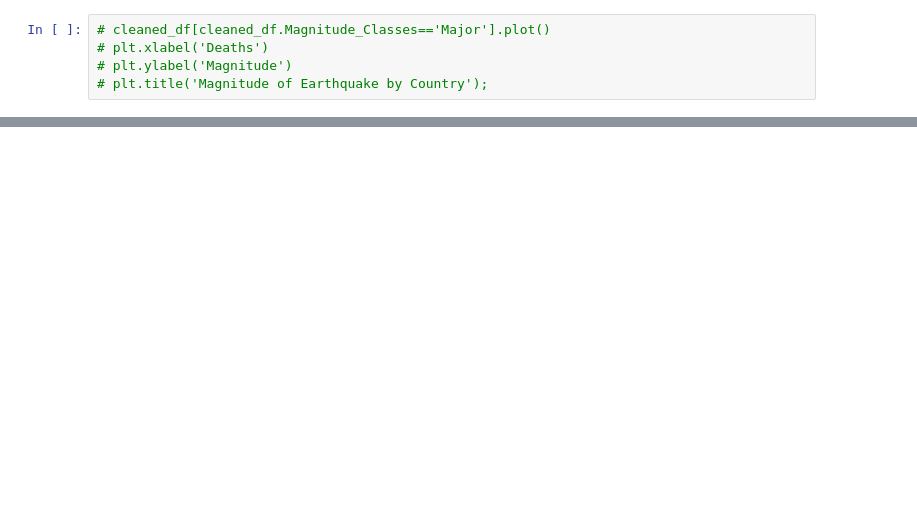
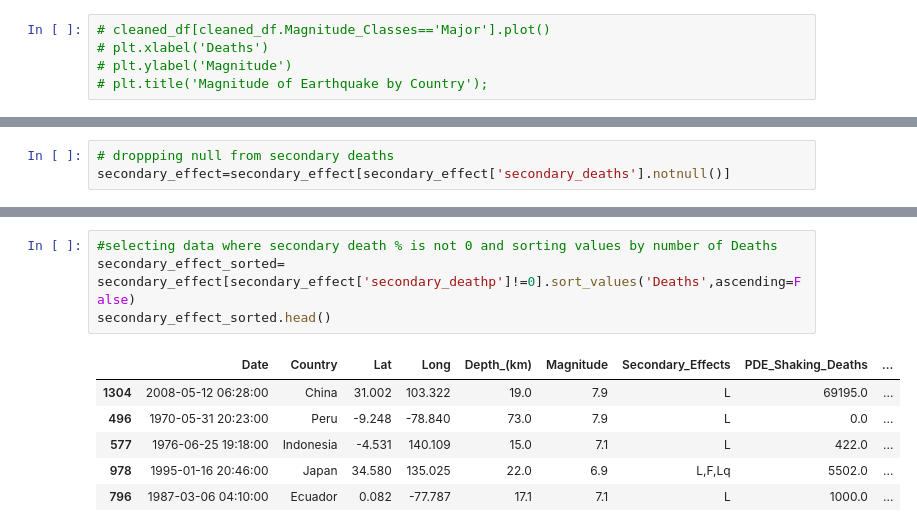
Before and after one commit to Barrett-Rogers/dq3-earthquakes-porcupines, a Jupyter notebook: Earthquake_Anamika.ipynb, the cells around one changed output, grey strips where cells are left out. Drawn from its saved outputs; the diff is of its cells as text; blank space fills up the shorter version.

```diff
--- a/Earthquake_Anamika.ipynb
+++ b/Earthquake_Anamika.ipynb
@@ -594,0 +486,3 @@ KeyError: "None of [Index(['Major', 'Major', 'Major', 'Major', 'Major', 'Major',
+# %%
+# droppping null from secondary deaths
+secondary_effect=secondary_effect[secondary_effect['secondary_deaths'].notnull()]
@@ -594,0 +523,11 @@ KeyError: "None of [Index(['Major', 'Major', 'Major', 'Major', 'Major', 'Major',
+# %%
+#selecting data where secondary death % is not 0 and sorting values by number of Deaths
+secondary_effect_sorted= secondary_effect[secondary_effect['secondary_deathp']!=0].sort_values('Deaths',ascending=False)
+secondary_effect_sorted.head()
+# %% [output]
+|  | Date | Country | Lat | Long | Depth_(km) | Magnitude | Secondary_Effects | PDE_Shaking_Deaths | ... |
+| 1304 | 2008-05-12 06:28:00 | China | 31.002 | 103.322 | 19.0 | 7.9 | L | 69195.0 | ... |
+| 496 | 1970-05-31 20:23:00 | Peru | -9.248 | -78.840 | 73.0 | 7.9 | L | 0.0 | ... |
+| 577 | 1976-06-25 19:18:00 | Indonesia | -4.531 | 140.109 | 15.0 | 7.1 | L | 422.0 | ... |
+| 978 | 1995-01-16 20:46:00 | Japan | 34.580 | 135.025 | 22.0 | 6.9 | L,F,Lq | 5502.0 | ... |
+| 796 | 1987-03-06 04:10:00 | Ecuador | 0.082 | -77.787 | 17.1 | 7.1 | L | 1000.0 | ... |
```
Also changed, not shown: parts of 50 cells of this notebook.
